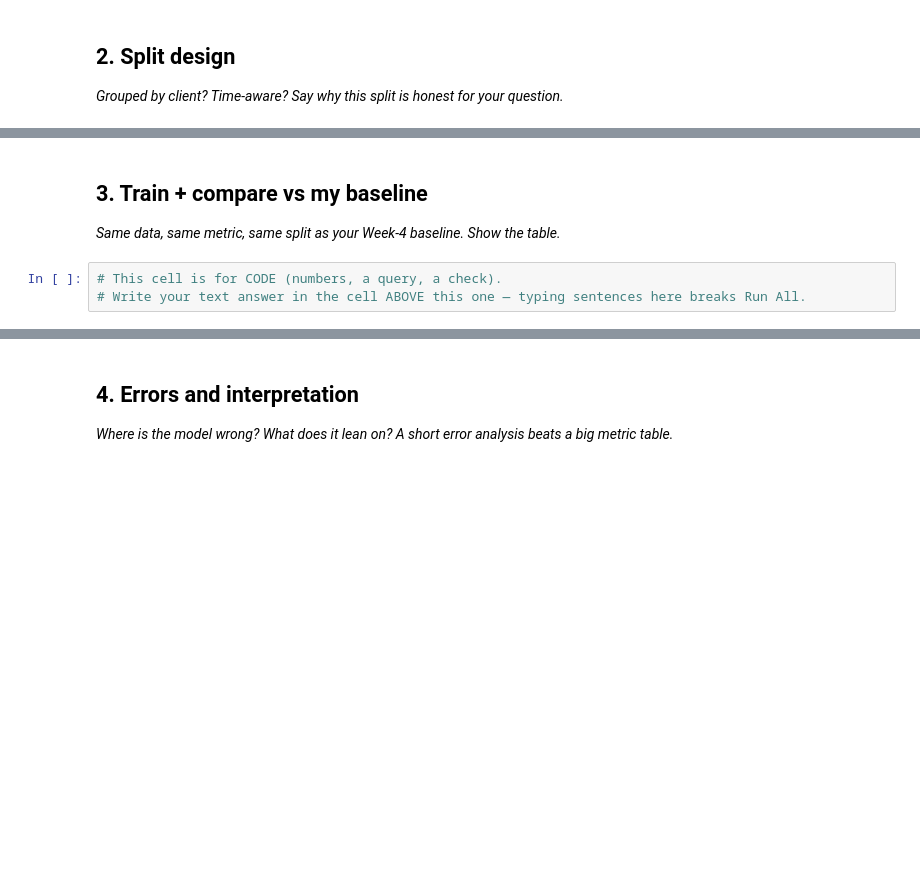
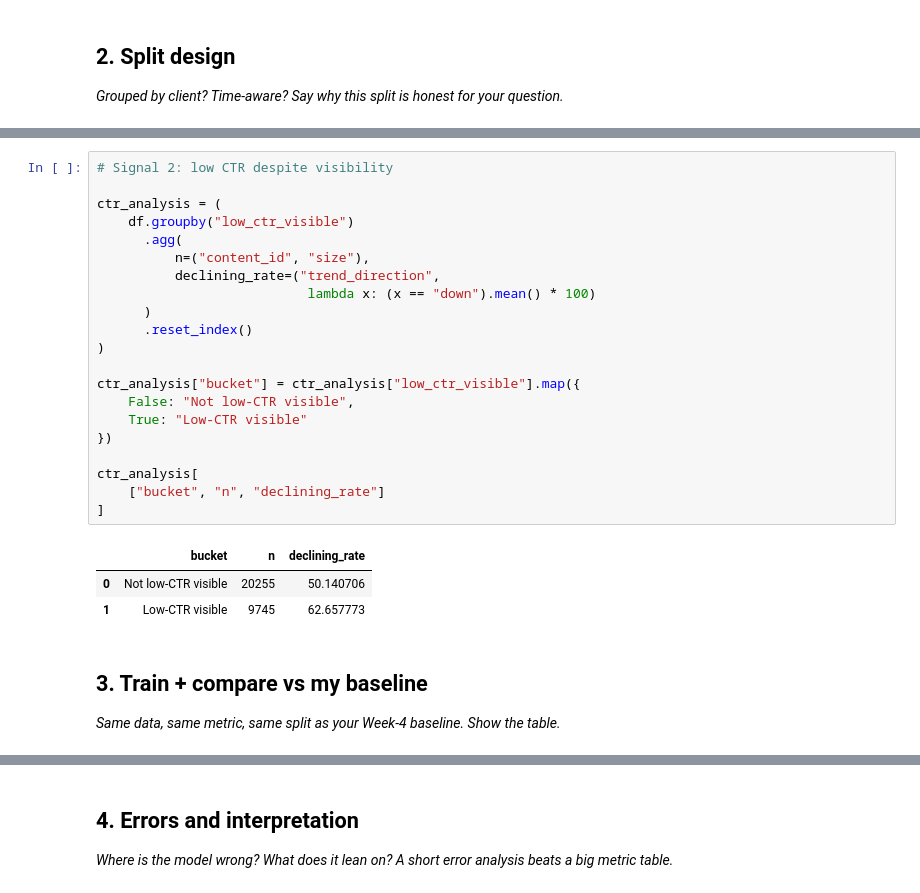
Before and after one commit to Asiya-Akhtar/flyrank-ml, a Jupyter notebook: work/notebooks/w05_model.ipynb, the cells around one changed output, grey strips where cells are left out. Drawn from its saved outputs; the diff is of its cells as text; blank space fills up the shorter version.

```diff
--- a/work/notebooks/w05_model.ipynb
+++ b/work/notebooks/w05_model.ipynb
@@ -23,7 +164,29 @@ This skeleton is yours to fill. Work the sections **in order** — each one has
+# %%
+# Signal 2: low CTR despite visibility
+
+ctr_analysis = (
+    df.groupby("low_ctr_visible")
+      .agg(
+          n=("content_id", "size"),
+          declining_rate=("trend_direction",
+                           lambda x: (x == "down").mean() * 100)
+      )
+      .reset_index()
+)
+
+ctr_analysis["bucket"] = ctr_analysis["low_ctr_visible"].map({
+    False: "Not low-CTR visible",
+    True: "Low-CTR visible"
+})
+
+ctr_analysis[
+    ["bucket", "n", "declining_rate"]
+]
+# %% [output]
+|  | bucket | n | declining_rate |
+| 0 | Not low-CTR visible | 20255 | 50.140706 |
+| 1 | Low-CTR visible | 9745 | 62.657773 |
 # %% [markdown]
 ## 3. Train + compare vs my baseline
 
 *Same data, same metric, same split as your Week-4 baseline. Show the table.*
-# %%
-# This cell is for CODE (numbers, a query, a check).
-# Write your text answer in the cell ABOVE this one — typing sentences here breaks Run All.
```
Also changed, not shown: parts of 20 cells of this notebook.
